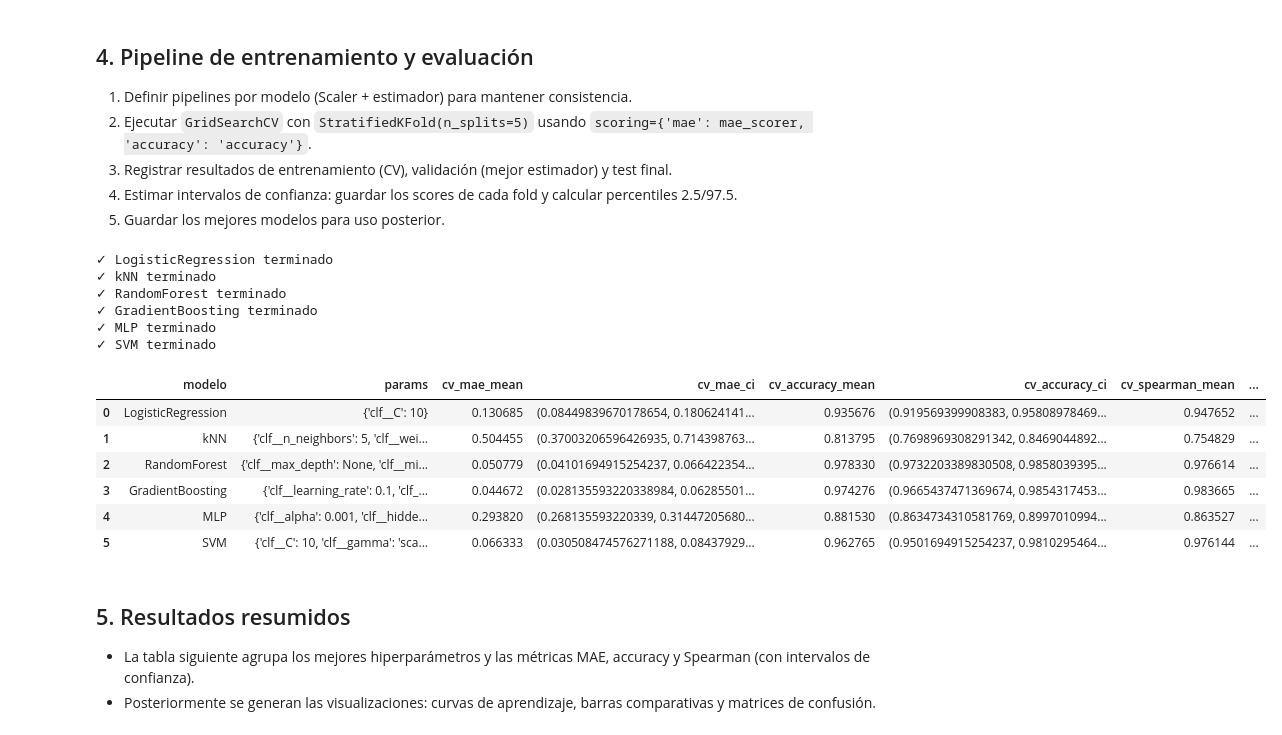
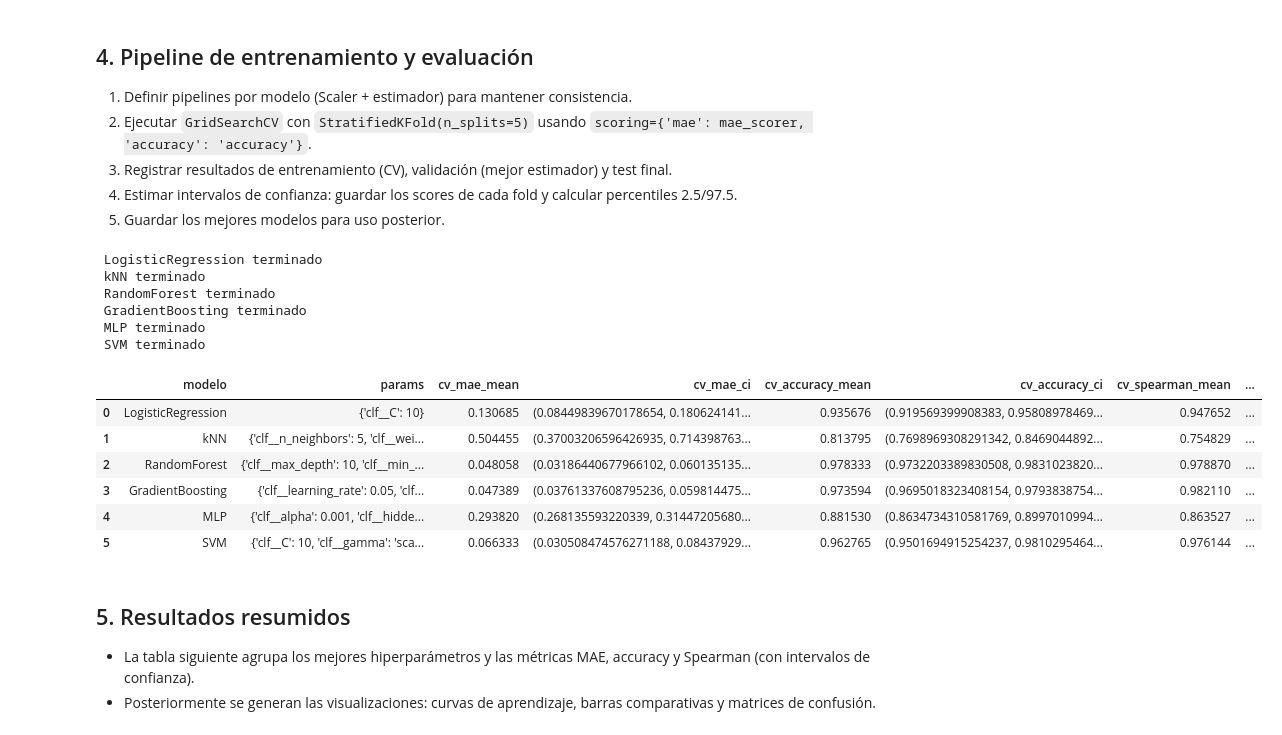
Before and after one commit to DagLiefde/ml-estimation-of-obesity, a Jupyter notebook: 03_entrenamiento_modelos.ipynb, the cells around one changed output. Cells and saved outputs as stored; diff of their text form; code cells hidden in the pictures.

```diff
--- a/03_entrenamiento_modelos.ipynb
+++ b/03_entrenamiento_modelos.ipynb
@@ -168,48 +168,48 @@ best_models = {}
 
 for name, spec in models.items():
     pipe = Pipeline([('scale', StandardScaler()), ('clf', spec['est'])])
-    grid = GridSearchCV(pipe, spec['grid'], scoring=scoring, refit='mae', cv=cv, n_jobs=-1, return_train_score=False)
+    grid = GridSearchCV(pipe, spec['grid'], scoring=scoring, refit='mae', cv=cv, n_jobs=1, return_train_score=False)
     grid.fit(data_train, y_train)
     best = grid.best_estimator_
     best_models[name] = best
     best_index = grid.best_index_
     cv_mae_scores = -np.array([grid.cv_results_[f'split{i}_test_mae'][best_index] for i in range(cv.get_n_splits())])
     cv_accuracy = np.array([grid.cv_results_[f'split{i}_test_accuracy'][best_index] for i in range(cv.get_n_splits())])
     cv_spearman = np.array([grid.cv_results_[f'split{i}_test_spearman'][best_index] for i in range(cv.get_n_splits())])
 
     train_preds = best.predict(data_train)
     test_preds = best.predict(data_val)
 
     results.append({
         'modelo': name,
         'params': grid.best_params_,
         'cv_mae_mean': cv_mae_scores.mean(),
         'cv_mae_ci': (np.percentile(cv_mae_scores, 2.5), np.percentile(cv_mae_scores, 97.5)),
         'cv_accuracy_mean': cv_accuracy.mean(),
         'cv_accuracy_ci': (np.percentile(cv_accuracy, 2.5), np.percentile(cv_accuracy, 97.5)),
         'cv_spearman_mean': cv_spearman.mean(),
         'cv_spearman_ci': (np.percentile(cv_spearman, 2.5), np.percentile(cv_spearman, 97.5)),
         'train_mae': mean_absolute_error(y_train, train_preds),
         'train_acc': accuracy_score(y_train, train_preds),
         'test_mae': mean_absolute_error(y_test, test_preds),
         'test_acc': accuracy_score(y_test, test_preds)
     })
-    print(f"✓ {name} terminado")
+    print(f" {name} terminado")
 
 results_df = pd.DataFrame(results)
 results_df
 # %% [output]
-✓ LogisticRegression terminado
-✓ kNN terminado
-✓ RandomForest terminado
-✓ GradientBoosting terminado
-✓ MLP terminado
-✓ SVM terminado
+ LogisticRegression terminado
+ kNN terminado
+ RandomForest terminado
+ GradientBoosting terminado
+ MLP terminado
+ SVM terminado
 |  | modelo | params | cv_mae_mean | cv_mae_ci | cv_accuracy_mean | cv_accuracy_ci | cv_spearman_mean | ... |
 | 0 | LogisticRegression | {'clf__C': 10} | 0.130685 | (0.08449839670178654, 0.180624141... | 0.935676 | (0.919569399908383, 0.95808978469... | 0.947652 | ... |
 | 1 | kNN | {'clf__n_neighbors': 5, 'clf__wei... | 0.504455 | (0.37003206596426935, 0.714398763... | 0.813795 | (0.7698969308291342, 0.8469044892... | 0.754829 | ... |
-| 2 | RandomForest | {'clf__max_depth': None, 'clf__mi... | 0.050779 | (0.04101694915254237, 0.066422354... | 0.978330 | (0.9732203389830508, 0.9858039395... | 0.976614 | ... |
-| 3 | GradientBoosting | {'clf__learning_rate': 0.1, 'clf_... | 0.044672 | (0.028135593220338984, 0.06285501... | 0.974276 | (0.9665437471369674, 0.9854317453... | 0.983665 | ... |
+| 2 | RandomForest | {'clf__max_depth': 10, 'clf__min_... | 0.048058 | (0.03186440677966102, 0.060135135... | 0.978333 | (0.9732203389830508, 0.9831023820... | 0.978870 | ... |
+| 3 | GradientBoosting | {'clf__learning_rate': 0.05, 'clf... | 0.047389 | (0.03761337608795236, 0.059814475... | 0.973594 | (0.9695018323408154, 0.9793838754... | 0.982110 | ... |
 | 4 | MLP | {'clf__alpha': 0.001, 'clf__hidde... | 0.293820 | (0.268135593220339, 0.31447205680... | 0.881530 | (0.8634734310581769, 0.8997010994... | 0.863527 | ... |
 | 5 | SVM | {'clf__C': 10, 'clf__gamma': 'sca... | 0.066333 | (0.030508474576271188, 0.08437929... | 0.962765 | (0.9501694915254237, 0.9810295464... | 0.976144 | ... |
 # %% [markdown]
```
Also changed, not shown: parts of 4 cells of this notebook, 14 other files.
